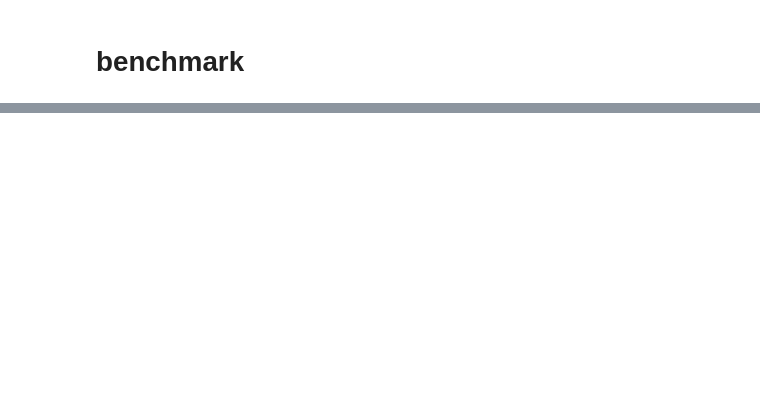
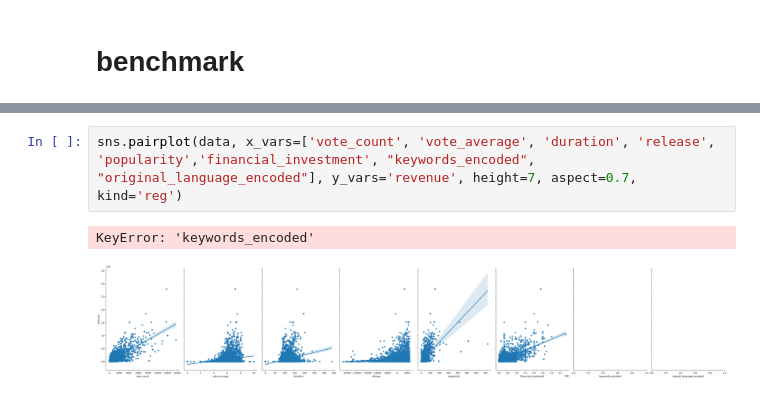
Before and after one commit to ChillinSoul/machineLearning, a Jupyter notebook: data_exploration/main.ipynb, the cells around one changed output, grey strips where cells are left out. Drawn from its saved outputs; the diff is of its cells as text; blank space fills up the shorter version.

```diff
--- a/data_exploration/main.ipynb
+++ b/data_exploration/main.ipynb
@@ -221,0 +195,5 @@ RMSE for 200 estimators: 1.408170918538474
+# %%
+sns.pairplot(data, x_vars=['vote_count', 'vote_average', 'duration', 'release', 'popularity','financial_investment', "keywords_encoded", "original_language_encoded"], y_vars='revenue', height=7, aspect=0.7, kind='reg')
+# %% [output]
+KeyError: 'keywords_encoded'
+[figure, added]
```
Also changed, not shown: parts of 7 cells of this notebook, 7 other files.
